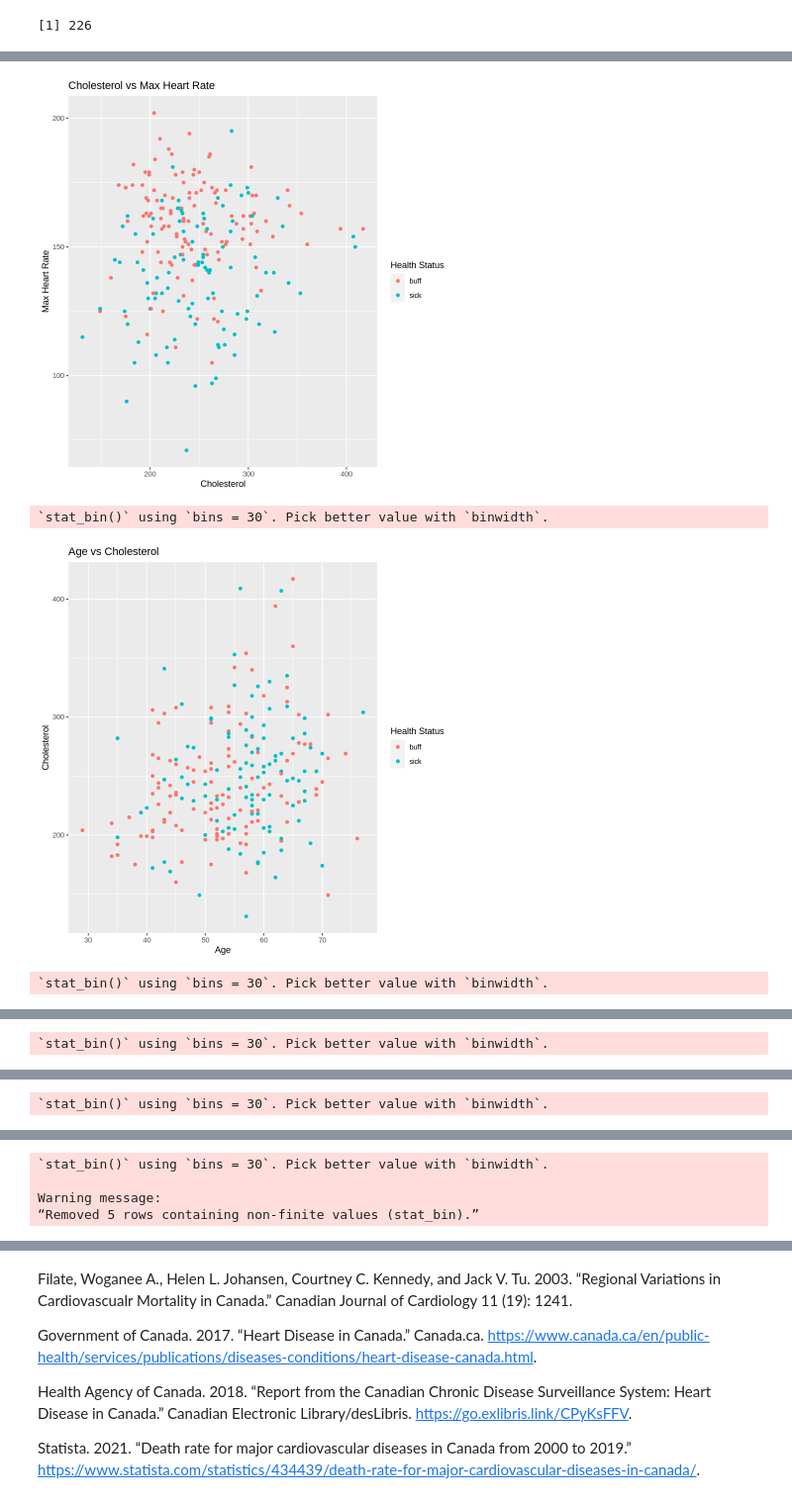
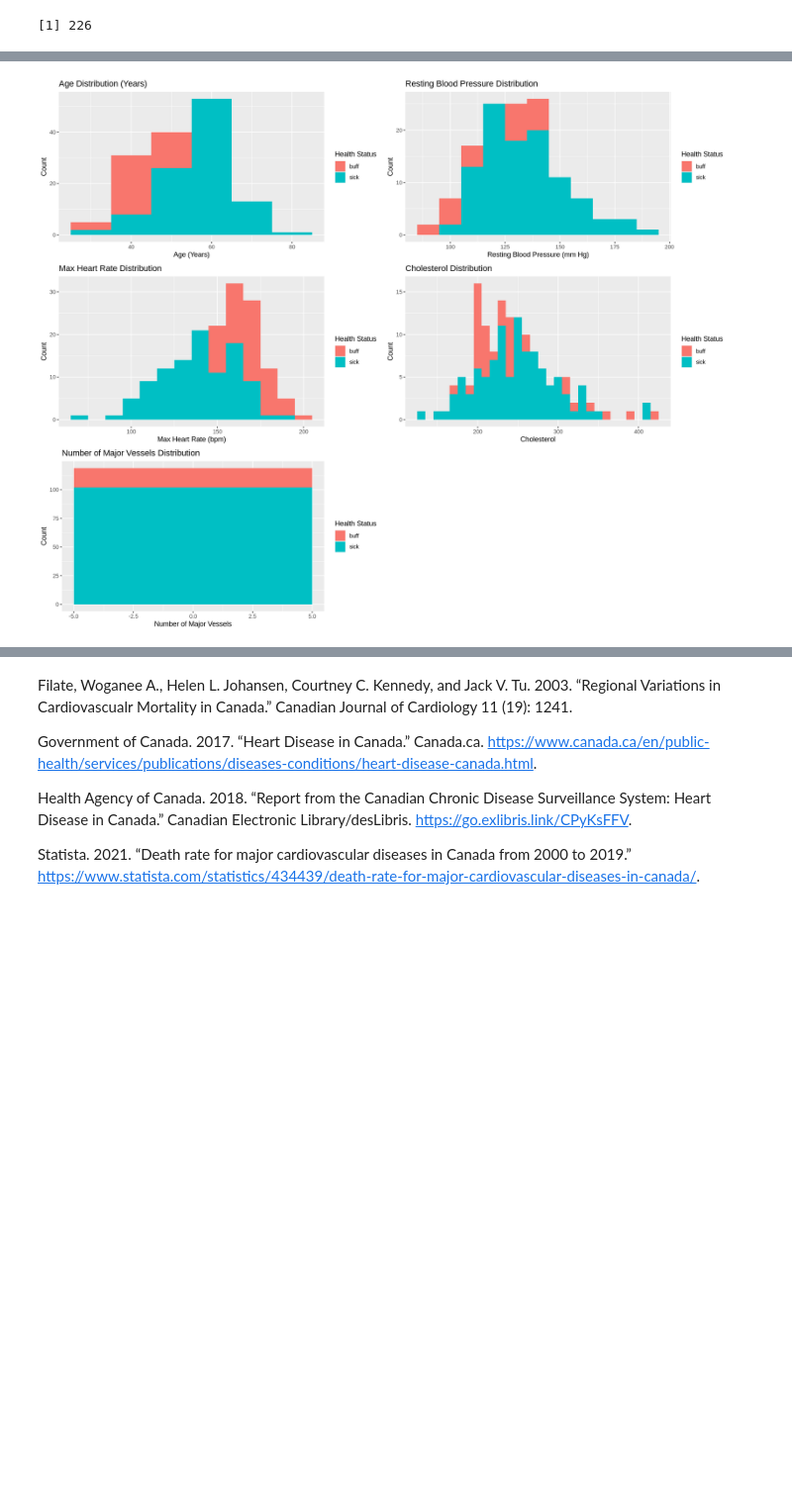
Before and after one commit to rhiannoncharles/DSCI100-Project, a Jupyter notebook: project_proposal.ipynb, the cells around one changed output, grey strips where cells are left out. Shown at 99% size. Drawn from its saved outputs; the diff is of its cells as text; code cells hidden in the pictures; blank space fills up the shorter version.

Commit message:
Fixed titles and graphs
-formatted titles
-added other libraries needed
-added ggpairs
-compared plots side by side

```diff
--- a/project_proposal.ipynb
+++ b/project_proposal.ipynb
@@ -140,53 +145,59 @@ nrow(clev_train)
  NA's   :5
 [1] 226
 # %%
-#Visualizing the distribution of two predictor variables with training data.
+options(repr.plot.width = 15, repr.plot.height = 12)
+
+#Visualizing the relationships between two predictor variables with training data.
 plot_0 <- clev_train %>%
     ggplot(aes(x=chol, y=max_hr, color=class))+
     geom_point()+
     labs(x="Cholesterol", y="Max Heart Rate", color="Health Status")+
     ggtitle("Cholesterol vs Max Heart Rate")
-plot_0  #to see the correlation between cholesterol levels and maximum heart rate and if they together are strong predictors of heart disease
+  #to see the correlation between cholesterol levels and maximum heart rate and if they together are strong predictors of heart disease
 
 plot_1 <- clev_train %>%
     ggplot(aes(x=age, y=chol, color=class))+
     geom_point()+
     labs(x="Age", y="Cholesterol", color="Health Status")+
     ggtitle("Age vs Cholesterol")
-plot_1  #to see the correlation between cholesterol levels and age and if they together are strong predictors of heart disease
+ #to see the correlation between cholesterol levels and age and if they together are strong predictors of heart disease
 
+#Visualizing the distribution of each predictor variable
 plot_2 <- clev_train %>%
     ggplot(aes(x=age, fill=class))+
-    geom_histogram(position="identity")+
-    labs(x="Age", y="Number of People in Each Age Group", fill="Health Status")+
-    ggtitle("Health Status of People in Each Age Group")
-plot_2  #to see the correlation between age and heart disease to see if age alone can be a strong predictor
+    geom_histogram(position="identity", binwidth = 10)+
+    labs(x="Age (Years)", y="Count", fill="Health Status")+
+    ggtitle("Age Distribution (Years)")
+  #to see the correlation between age and heart disease to see if age alone can be a strong predictor
 
 plot_3 <- clev_train %>%
     ggplot(aes(x=rest_bp, fill=class))+
-    geom_histogram(position="identity")+
-    labs(x="Resting Blood Pressure", y="Number of People with Each Resting Blood Pressure Value", fill="Health Status")+
-    ggtitle("Health Status of People with Each Resting Blood Pressure Value")
-plot_3  #to see the correlation between resting blood pressure and heart disease to see if resting blood pressure alone can be a strong predictor
+    geom_histogram(position="identity", binwidth = 10)+
+    labs(x="Resting Blood Pressure (mm Hg)", y="Count", fill="Health Status")+
+    ggtitle("Resting Blood Pressure Distribution")
+ #to see the correlation between resting blood pressure and heart disease to see if resting blood pressure alone can be a strong predictor
 
 plot_4 <- clev_train %>%
     ggplot(aes(x=max_hr, fill=class))+
-    geom_histogram(position="identity")+
-    labs(x="Max Heart Rate", y="Number of People with Each Max Heart Rate Value", fill="Health Status")+
-    ggtitle("Health Status of People with Each Each Max Heart Rate Value")
-plot_4  #to see the correlation between maximum heart rate and heart disease to see if maximum heart rate alone can be a strong predictor
+    geom_histogram(position="identity", binwidth = 10)+
+    labs(x="Max Heart Rate (bpm)", y="Count", fill="Health Status")+
+    ggtitle("Max Heart Rate Distribution")
+ #to see the correlation between maximum heart rate and heart disease to see if maximum heart rate alone can be a strong predictor
 
 plot_5 <- clev_train %>%
     ggplot(aes(x=chol, fill=class))+
-    geom_histogram(position="identity")+
-    labs(x="Cholesterol", y="Number of People with Each Cholesterol Value", fill="Health Status")+
-    ggtitle("Health Status of People with Each Cholesterol Value")
-plot_5  #to see the correlation between cholesterol levels and heart disease to see if cholesterol levels alone can be a strong predictor
+    geom_histogram(position="identity", binwidth = 10)+
+    labs(x="Cholesterol", y="Count", fill="Health Status")+
+    ggtitle("Cholesterol Distribution")
+  #to see the correlation between cholesterol levels and heart disease to see if cholesterol levels alone can be a strong predictor
 
 plot_6 <- clev_train %>%
     ggplot(aes(x=num_bv, fill=class))+
-    geom_histogram(position="identity")+
-    labs(x="Number of Major Vessels", y="Number of People with Each Number of Major Vessels", fill="Health Status")+
-    ggtitle("Health Status of People with Each Number of Major Vessels")
-plot_6  #to see the correlation between number of major blood vessels and heart disease to see if having a certain number of healthy blood vessels can be a strong predictor
+    geom_histogram(position="identity", binwidth = 10)+
+    labs(x="Number of Major Vessels", y="Count", fill="Health Status")+
+    ggtitle("Number of Major Vessels Distribution")
+ #to see the correlation between number of major blood vessels and heart disease to see if having a certain number of healthy blood
+
+#Showing the distribution graphs side by side
+    plot_grid(plot_2, plot_3, plot_4, plot_5, plot_6, ncol = 2)
 # %% [output]
@@ -193,4 +206 @@ plot_6  #to see the correlation between number of major blood vessels and heart
-[figure, old version]
+[figure, new version]
-`stat_bin()` using `bins = 30`. Pick better value with `binwidth`.
-[figure, removed]
-`stat_bin()` using `bins = 30`. Pick better value with `binwidth`.
@@ -198 +206,0 @@ plot_6  #to see the correlation between number of major blood vessels and heart
-`stat_bin()` using `bins = 30`. Pick better value with `binwidth`.
@@ -200 +206,0 @@ plot_6  #to see the correlation between number of major blood vessels and heart
-`stat_bin()` using `bins = 30`. Pick better value with `binwidth`.
@@ -202,4 +206,0 @@ plot_6  #to see the correlation between number of major blood vessels and heart
-`stat_bin()` using `bins = 30`. Pick better value with `binwidth`.
-
-Warning message:
-“Removed 5 rows containing non-finite values (stat_bin).”
```
Also changed, not shown: parts of 13 cells of this notebook.
